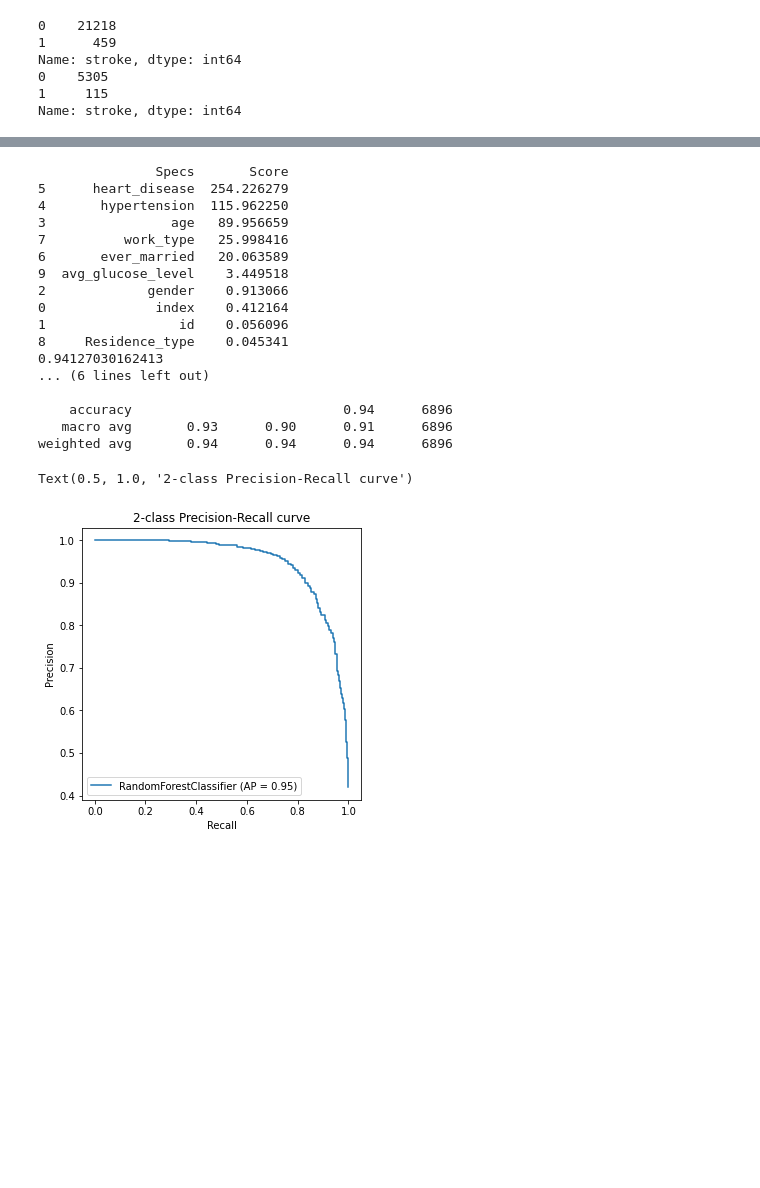
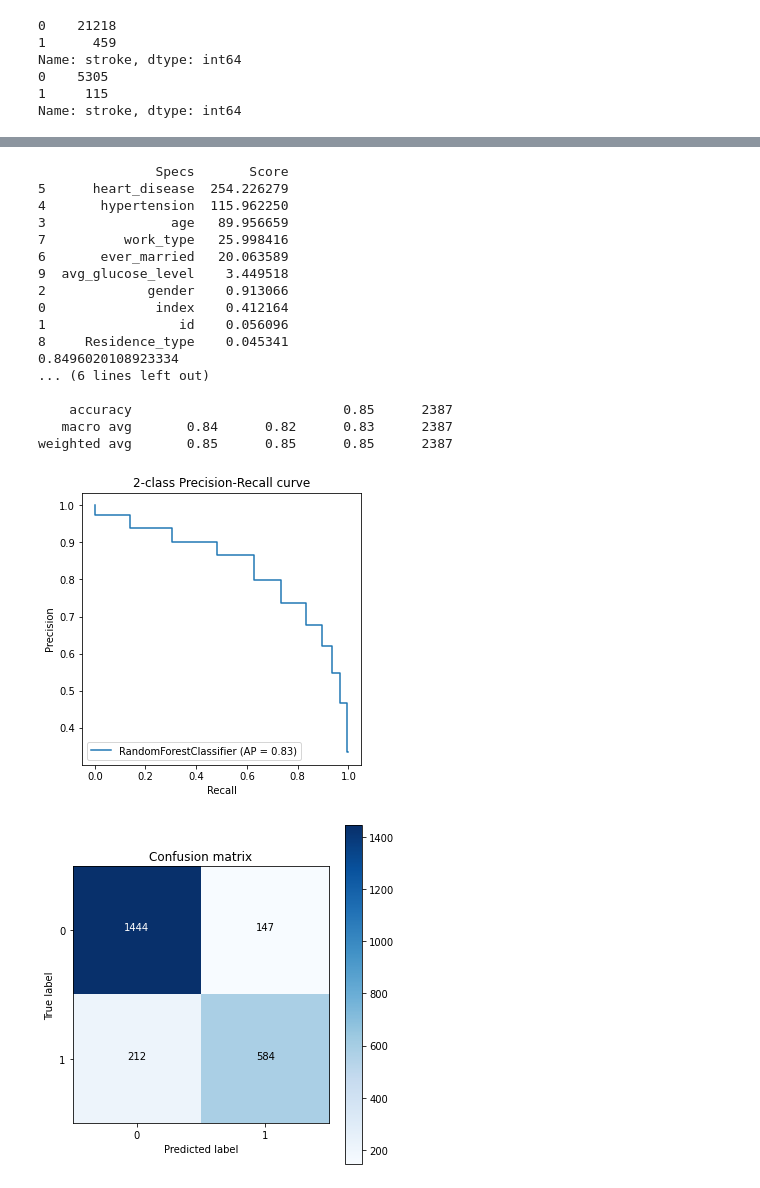
Before and after one commit to Manu-Anand/tf_certfication, a Jupyter notebook: stroke_ds.ipynb, the cells around one changed output, grey strips where cells are left out. Drawn from its saved outputs; the diff is of its cells as text; code cells hidden in the pictures; blank space fills up the shorter version.

```diff
--- a/stroke_ds.ipynb
+++ b/stroke_ds.ipynb
@@ -138,10 +153,30 @@ Name: stroke, dtype: int64
 # %% [markdown]
 1. Define a Random Forest classifier in a method
 # %%
-def classify_RandomForestClassifier(estimators):
+def classify_RandomForestClassifier(estimators, x_train, y_train):
   rf_classifier = RandomForestClassifier(n_estimators = estimators, random_state = 0)
   rf_classifier.fit(x_train, y_train)
   return rf_classifier
+# %%
+def auc_curve(y_test, y_test_pred):
+  cnf_matrix_tra = confusion_matrix(y_test, y_test_pred)
+  class_names = [0,1]
+  plt.figure()
+  plot_confusion_matrix(cnf_matrix_tra , classes=class_names, title='Confusion matrix')
+  plt.show()
+  fpr, tpr, thresholds = roc_curve(y_test, y_test_pred)
+  roc_auc = auc(fpr,tpr)
+
+  # Plot ROC
+  plt.title('Receiver Operating Characteristic')
+  plt.plot(fpr, tpr, 'b',label='AUC = %0.3f'% roc_auc)
+  plt.legend(loc='lower right')
+  plt.plot([0,1],[0,1],'r--')
+  plt.xlim([-0.1,1.0])
+  plt.ylim([-0.1,1.01])
+  plt.ylabel('True Positive Rate')
+  plt.xlabel('False Positive Rate')
+  plt.show()
 # %% [markdown]
 1. Displayes correlation amongs features
 2. Inference - There is no correlation except for age and ever_married(approx0.4)
@@ -232,46 +264,46 @@ Text(0.5, 1.0, '2-class Precision-Recall curve')
 smote_stroke_y= stroke_data_y
 smote_stroke_x = stroke_data_x
 #Oversmaple the minority class 10% of major class
-over_sample = SMOTE(sampling_strategy=0.2)
+over_sample = SMOTE(sampling_strategy=0.1)
 
 # Undersample the majority class 50%
-under_sample = RandomUnderSampler(sampling_strategy=0.3)
+under_sample = RandomUnderSampler(sampling_strategy=0.5)
 steps = [('o', over_sample), ('u', under_sample)]
 # Add this to pipeline
 pipeline = Pipeline(steps=steps)
 best_features()
 smote_stroke_x, smote_stroke_y = pipeline.fit_resample(smote_stroke_x, smote_stroke_y)
 
-
 x_train, x_test, y_train, y_test = train_test_split(smote_stroke_x, smote_stroke_y, test_size=0.3, random_state=0, stratify=smote_stroke_y)
-estimators = 100
-rf_classifier = classify_RandomForestClassifier(estimators)
+estimators = 10
+rf_classifier = classify_RandomForestClassifier(estimators, x_train, y_train)
 print(rf_classifier.score(x_test, y_test))
 y_test_pred = rf_classifier.predict(x_test)
 cm = confusion_matrix(y_test, y_test_pred)
 #plot_classfier(estimators)
 print('Confusion Matrics: ', cm)
 print('Classification Report', classification_report(y_test, y_test_pred))
-
 disp = plot_precision_recall_curve(rf_classifier, x_test, y_test)
 disp.ax_.set_title('2-class Precision-Recall curve')
+
+auc_curve(y_test,y_test_pred)
 # %% [output]
                Specs       Score
 5      heart_disease  254.226279
 4       hypertension  115.962250
 3                age   89.956659
 7          work_type   25.998416
 6       ever_married   20.063589
 9  avg_glucose_level    3.449518
 2             gender    0.913066
 0              index    0.412164
 1                 id    0.056096
 8     Residence_type    0.045341
-0.94127030162413
+0.8496020108923334
 ... (6 lines left out)
 
-    accuracy                           0.94      6896
-   macro avg       0.93      0.90      0.91      6896
-weighted avg       0.94      0.94      0.94      6896
+    accuracy                           0.85      2387
+   macro avg       0.84      0.82      0.83      2387
+weighted avg       0.85      0.85      0.85      2387
-Text(0.5, 1.0, '2-class Precision-Recall curve')
-[figure, old version]
+[figure, new version]
+[figure, added]
```
Also changed, not shown: parts of 9 cells of this notebook.
